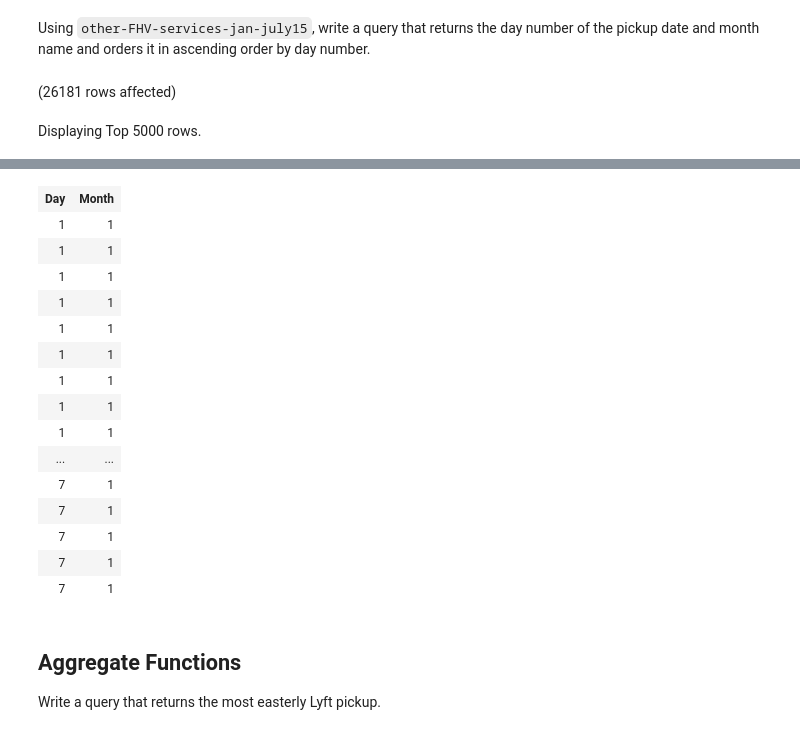
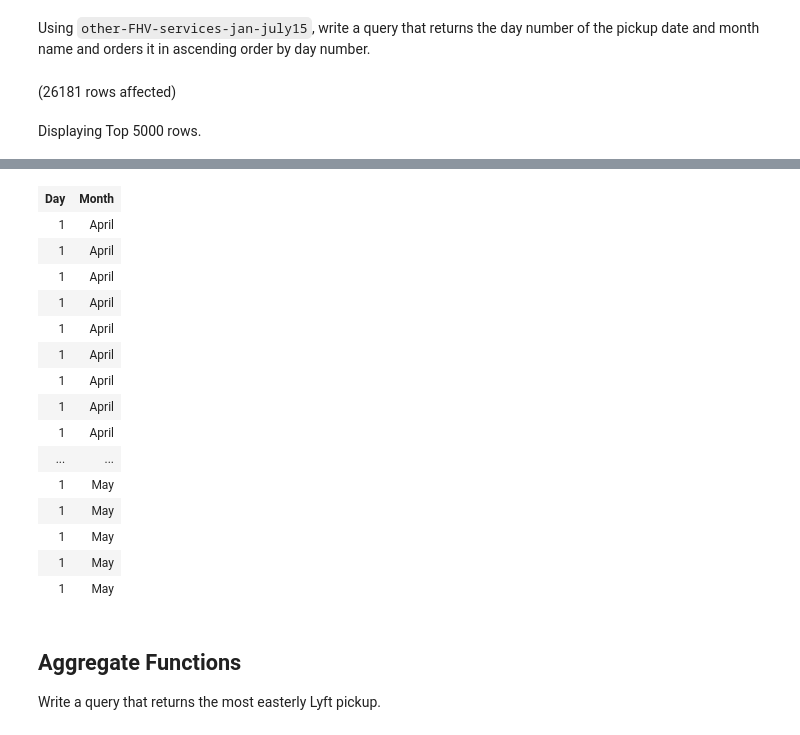
Before and after one commit to odelmas-sci/sql-part2-exercises, a Jupyter notebook: sql-part2.ipynb, the cells around one changed output, grey strips where cells are left out. Drawn from its saved outputs; the diff is of its cells as text; code cells hidden in the pictures.

```diff
--- a/sql-part2.ipynb
+++ b/sql-part2.ipynb
@@ -82,9 +84,9 @@ Total execution time: 00:00:00.351
 # %% [markdown]
 Using `other-FHV-services-jan-july15`, write a query that returns the day number of the pickup date and month name and orders it in ascending order by day number.
 # %%
-SELECT DAY(Pick_Up_Date) AS 'Day', MONTH(Pick_Up_Date) AS 'Month'
+SELECT DAY(Pick_Up_Date) AS 'Day', DATENAME(month, Pick_Up_Date) AS 'Month'
 FROM RideShareDB.dbo.other_FHV_services_jan_aug_2015
-ORDER BY Pick_Up_Date ASC
+ORDER BY Day ASC
 # %% [output]
 (26181 rows affected)
 Displaying Top 5000 rows.
@@ -92,19 +94,19 @@ Total execution time: 00:00:00.377
 | Day | Month |
-| 1 | 1 |
-| 1 | 1 |
-| 1 | 1 |
-| 1 | 1 |
-| 1 | 1 |
-| 1 | 1 |
-| 1 | 1 |
-| 1 | 1 |
-| 1 | 1 |
+| 1 | April |
+| 1 | April |
+| 1 | April |
+| 1 | April |
+| 1 | April |
+| 1 | April |
+| 1 | April |
+| 1 | April |
+| 1 | April |
 | ... | ... |
-| 7 | 1 |
-| 7 | 1 |
-| 7 | 1 |
-| 7 | 1 |
-| 7 | 1 |
+| 1 | May |
+| 1 | May |
+| 1 | May |
+| 1 | May |
+| 1 | May |
 # %% [markdown]
 ## Aggregate Functions
 
```
Also changed, not shown: parts of 6 cells of this notebook.
